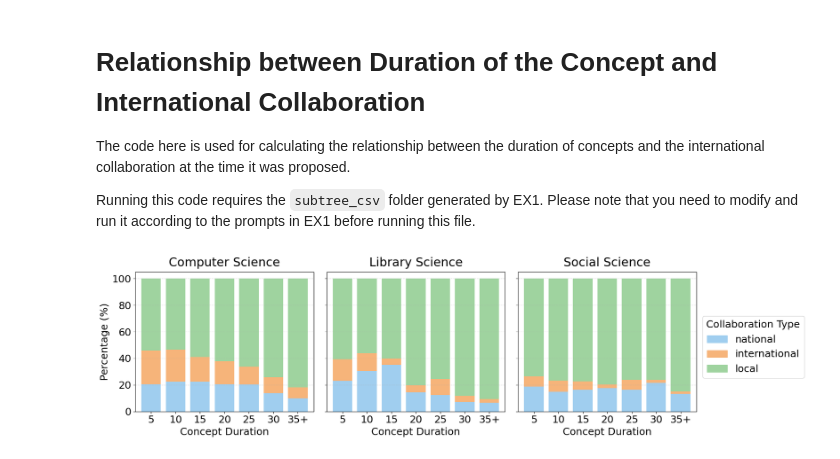
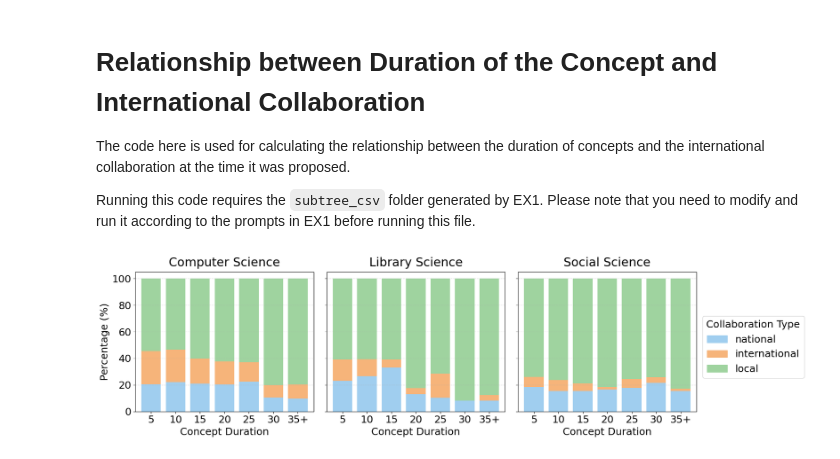
Before and after one commit to Liu-Steve/concept-evolution-tree, a Jupyter notebook: EX4_Duration_With_Collaboration.ipynb, the cells around one changed output. Cells and saved outputs as stored; diff of their text form; code cells hidden in the pictures.

Commit message:
Modify duration definition

```diff
--- a/EX4_Duration_With_Collaboration.ipynb
+++ b/EX4_Duration_With_Collaboration.ipynb
@@ -126,7 +126,7 @@ def plot_collaboration_by_height_three(df_list, titles=None, figsize=(18, 5), nc
     for i, (df, title) in enumerate(zip(df_list, titles)):
         ax = axes[i]
         df = df.copy()
-        df["height_group"] = df["height"].apply(
+        df["height_group"] = df["duration"].apply(
             lambda x: "35+" if x > 30 else str(int(x))
         )
         count_table = (
@@ -155,31 +155,31 @@ def plot_collaboration_by_height_three(df_list, titles=None, figsize=(18, 5), nc
             width=0.8,
             legend=False,
         )
         ax.set_title(title, pad=10)
         ax.set_xlabel("Concept Duration")
         ax.set_ylabel("Percentage (%)" if i == 0 else "")
         ax.tick_params(axis="x", rotation=0)
         ax.grid(axis="y", linestyle="--", alpha=0.6)
 
     # Shared legend (placed on the right)
     handles = [
         plt.Rectangle((0, 0), 1, 1, color=colors[j], label=collaboration_order[j])
         for j in range(3)
     ]
     fig.legend(
         handles=handles,
         title="Collaboration Type",
         bbox_to_anchor=(0.99, 0.5),
         loc="center right",
     )
     plt.tight_layout(
         rect=[0, 0, 0.85, 1]
     )  # Leave space on the right side for the legend
     plt.savefig(f"./pic_for_paper/4.3 - Concept Duration.pdf")
 
 
 plot_collaboration_by_height_three(
     [df_cs, df_lis, df_soci], ["Computer Science", "Library Science", "Social Science"]
 )
 # %% [output]
-[figure, old version]
+[figure, new version]
```
Also changed, not shown: 1 other file.
